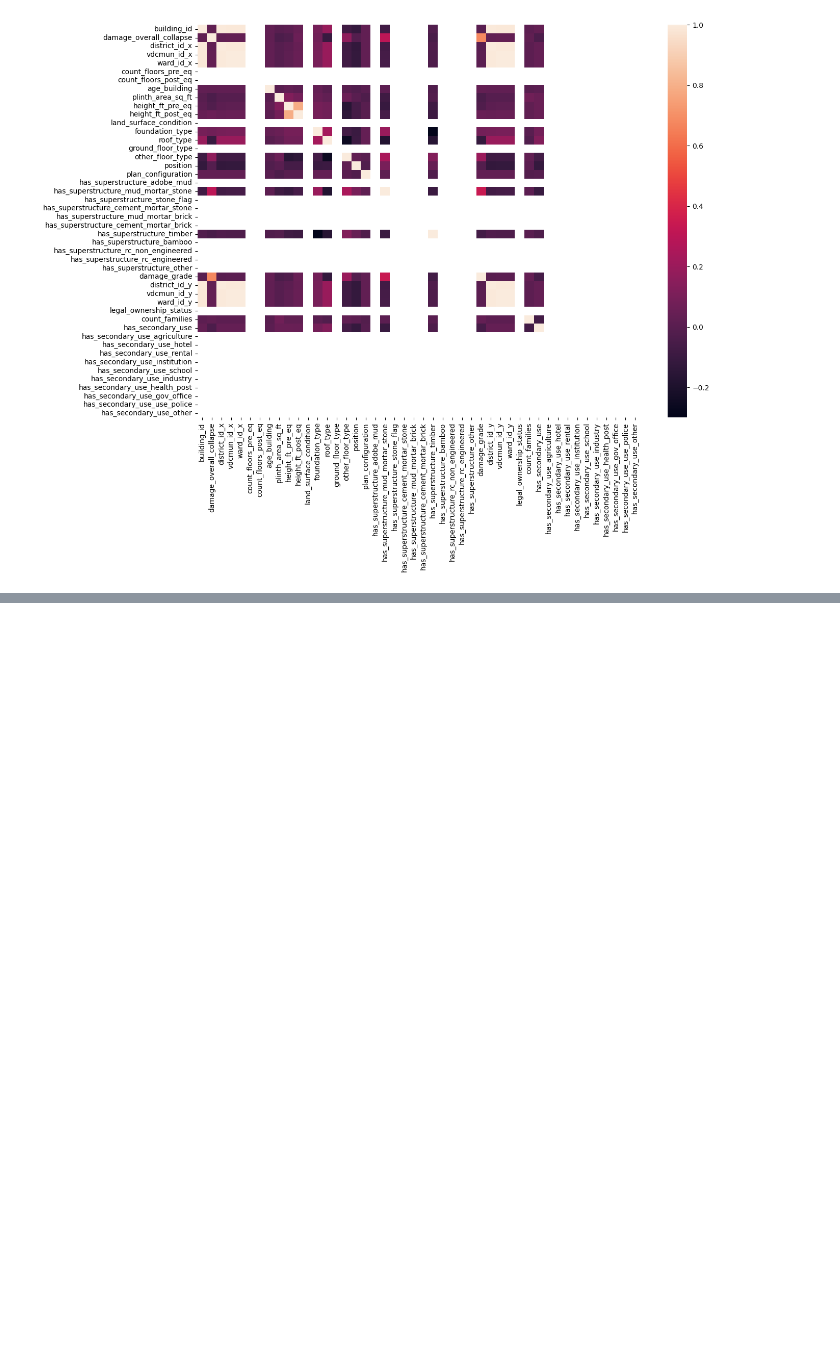
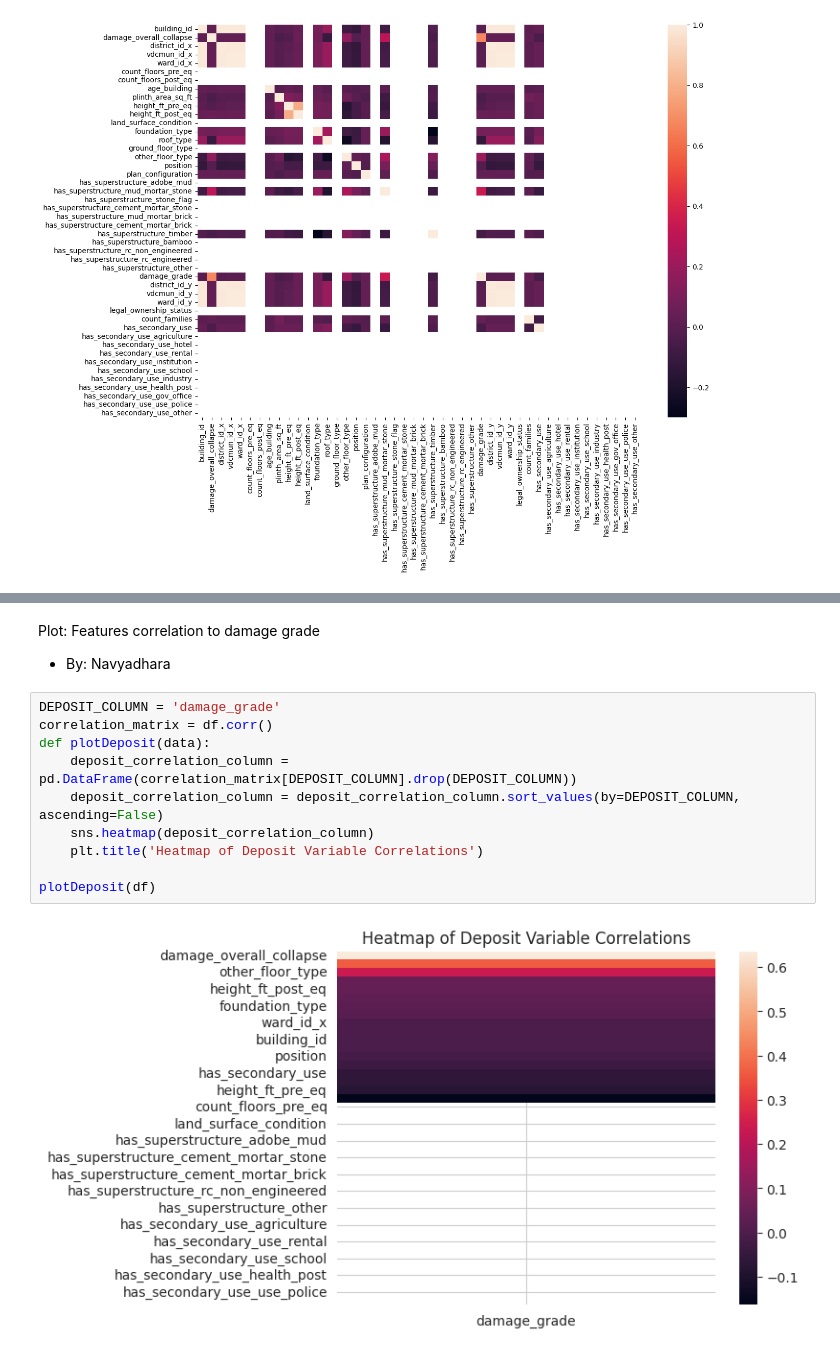
Before and after one commit to navydhara79/cs418-sp23-DarthVader, a Jupyter notebook: IDS_Progress_mid.ipynb, the cells around one changed output, grey strips where cells are left out. Saved outputs shown, nothing was run; the diff lists cells and outputs as text; blank space fills up the shorter version.

```diff
--- a/IDS_Progress_mid.ipynb
+++ b/IDS_Progress_mid.ipynb
@@ -332,0 +341,16 @@ sns.heatmap(corr)
+# %% [markdown]
+Plot: Features correlation to damage grade
+
+- By: Navyadhara
+# %%
+DEPOSIT_COLUMN = 'damage_grade'
+correlation_matrix = df.corr()
+def plotDeposit(data):
+    deposit_correlation_column = pd.DataFrame(correlation_matrix[DEPOSIT_COLUMN].drop(DEPOSIT_COLUMN))
+    deposit_correlation_column = deposit_correlation_column.sort_values(by=DEPOSIT_COLUMN, ascending=False)
+    sns.heatmap(deposit_correlation_column)
+    plt.title('Heatmap of Deposit Variable Correlations')
+
+plotDeposit(df)
+# %% [output]
+[figure, added]
```
Also changed, not shown: parts of 4 cells of this notebook.
